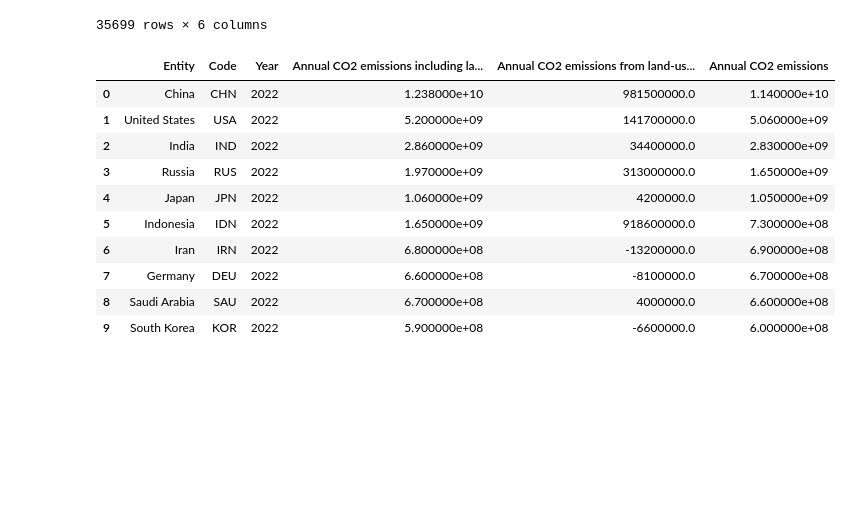
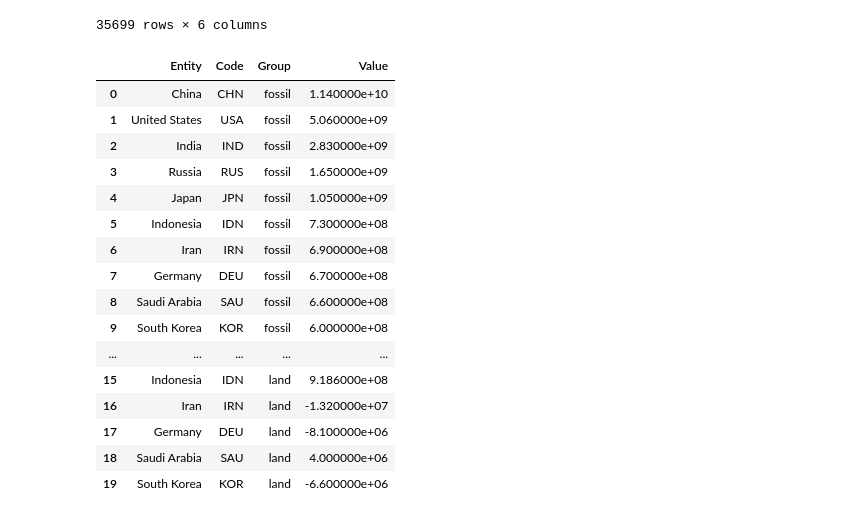
Before and after one commit to AndreStc21/Data_Visualization_Chart_Troopers, a Jupyter notebook: assignment_1/data_preparation.ipynb, the cells around one changed output. Saved outputs shown, nothing was run; the diff lists cells and outputs as text; code cells hidden in the pictures; blank space fills up the shorter version.

```diff
--- a/assignment_1/data_preparation.ipynb
+++ b/assignment_1/data_preparation.ipynb
@@ -160,21 +160,35 @@ df_emission_type
 # %%
 df_emission_type_last_year = df_emission_type[df_emission_type['Year']==max(df_emission_type['Year'])]
 df_emission_type_last_year = df_emission_type_last_year.sort_values('Annual CO2 emissions', ascending=False).reset_index(drop=True)
 df_emission_type_last_year = df_emission_type_last_year.iloc[:top_n_row]
 df_emission_type_last_year['Annual CO2 emissions including land-use change'] = df_emission_type_last_year['Annual CO2 emissions including land-use change'].round(-7)
 df_emission_type_last_year['Annual CO2 emissions from land-use change'] = df_emission_type_last_year['Annual CO2 emissions from land-use change'].round(-5)
 df_emission_type_last_year['Annual CO2 emissions'] = df_emission_type_last_year['Annual CO2 emissions'].round(-7)
+df_emission_type_last_year = df_emission_type_last_year[['Entity',
+                                                         'Code',
+                                                         'Annual CO2 emissions',
+                                                         'Annual CO2 emissions from land-use change']]
+df_emission_type_last_year = df_emission_type_last_year.rename(columns={'Annual CO2 emissions': 'fossil', 'Annual CO2 emissions from land-use change': 'land'})
+df_emission_type_last_year = df_emission_type_last_year.melt(id_vars=["Entity", "Code"],
+        var_name="Group",
+        value_name="Value")
 df_emission_type_last_year.to_csv('co2-emission-type-last-year.csv')
 df_emission_type_last_year
 # %% [output]
-|  | Entity | Code | Year | Annual CO2 emissions including la... | Annual CO2 emissions from land-us... | Annual CO2 emissions |
-| 0 | China | CHN | 2022 | 1.238000e+10 | 981500000.0 | 1.140000e+10 |
-| 1 | United States | USA | 2022 | 5.200000e+09 | 141700000.0 | 5.060000e+09 |
-| 2 | India | IND | 2022 | 2.860000e+09 | 34400000.0 | 2.830000e+09 |
-| 3 | Russia | RUS | 2022 | 1.970000e+09 | 313000000.0 | 1.650000e+09 |
-| 4 | Japan | JPN | 2022 | 1.060000e+09 | 4200000.0 | 1.050000e+09 |
-| 5 | Indonesia | IDN | 2022 | 1.650000e+09 | 918600000.0 | 7.300000e+08 |
-| 6 | Iran | IRN | 2022 | 6.800000e+08 | -13200000.0 | 6.900000e+08 |
-| 7 | Germany | DEU | 2022 | 6.600000e+08 | -8100000.0 | 6.700000e+08 |
-| 8 | Saudi Arabia | SAU | 2022 | 6.700000e+08 | 4000000.0 | 6.600000e+08 |
-| 9 | South Korea | KOR | 2022 | 5.900000e+08 | -6600000.0 | 6.000000e+08 |
+|  | Entity | Code | Group | Value |
+| 0 | China | CHN | fossil | 1.140000e+10 |
+| 1 | United States | USA | fossil | 5.060000e+09 |
+| 2 | India | IND | fossil | 2.830000e+09 |
+| 3 | Russia | RUS | fossil | 1.650000e+09 |
+| 4 | Japan | JPN | fossil | 1.050000e+09 |
+| 5 | Indonesia | IDN | fossil | 7.300000e+08 |
+| 6 | Iran | IRN | fossil | 6.900000e+08 |
+| 7 | Germany | DEU | fossil | 6.700000e+08 |
+| 8 | Saudi Arabia | SAU | fossil | 6.600000e+08 |
+| 9 | South Korea | KOR | fossil | 6.000000e+08 |
+| ... | ... | ... | ... | ... |
+| 15 | Indonesia | IDN | land | 9.186000e+08 |
+| 16 | Iran | IRN | land | -1.320000e+07 |
+| 17 | Germany | DEU | land | -8.100000e+06 |
+| 18 | Saudi Arabia | SAU | land | 4.000000e+06 |
+| 19 | South Korea | KOR | land | -6.600000e+06 |
```
Also changed, not shown: 3 other files.
